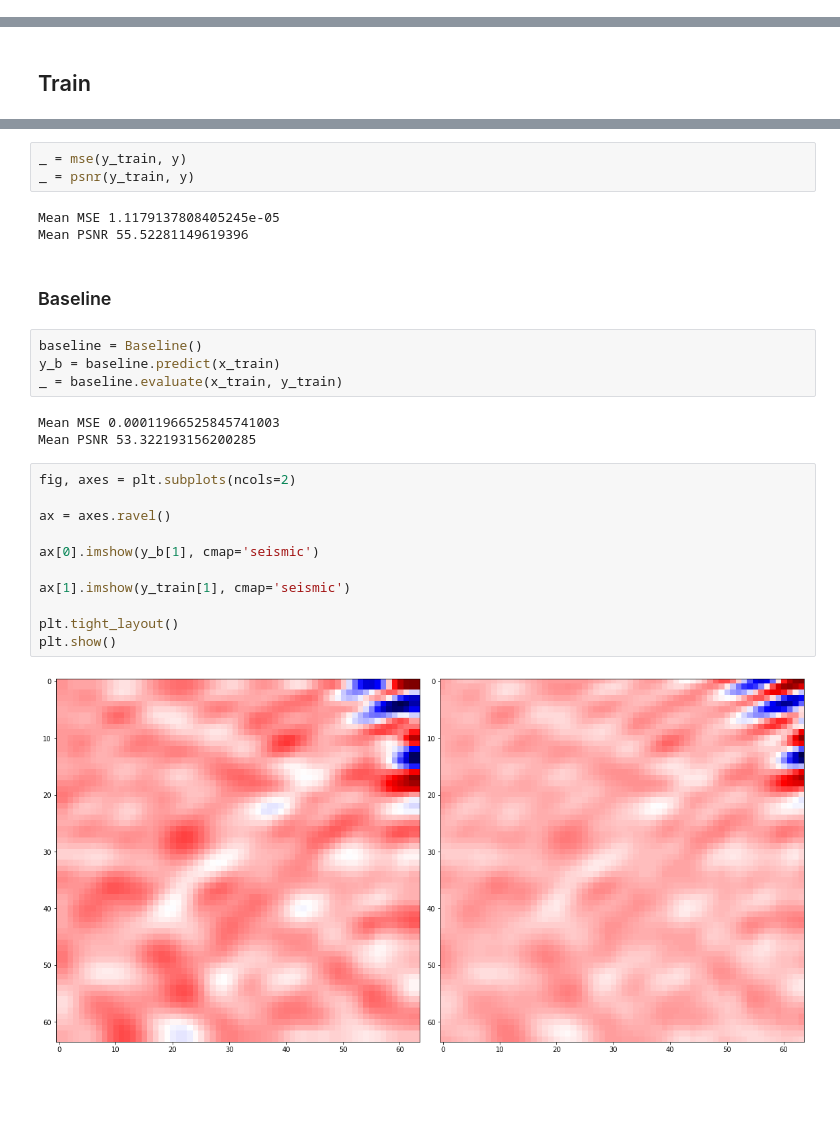
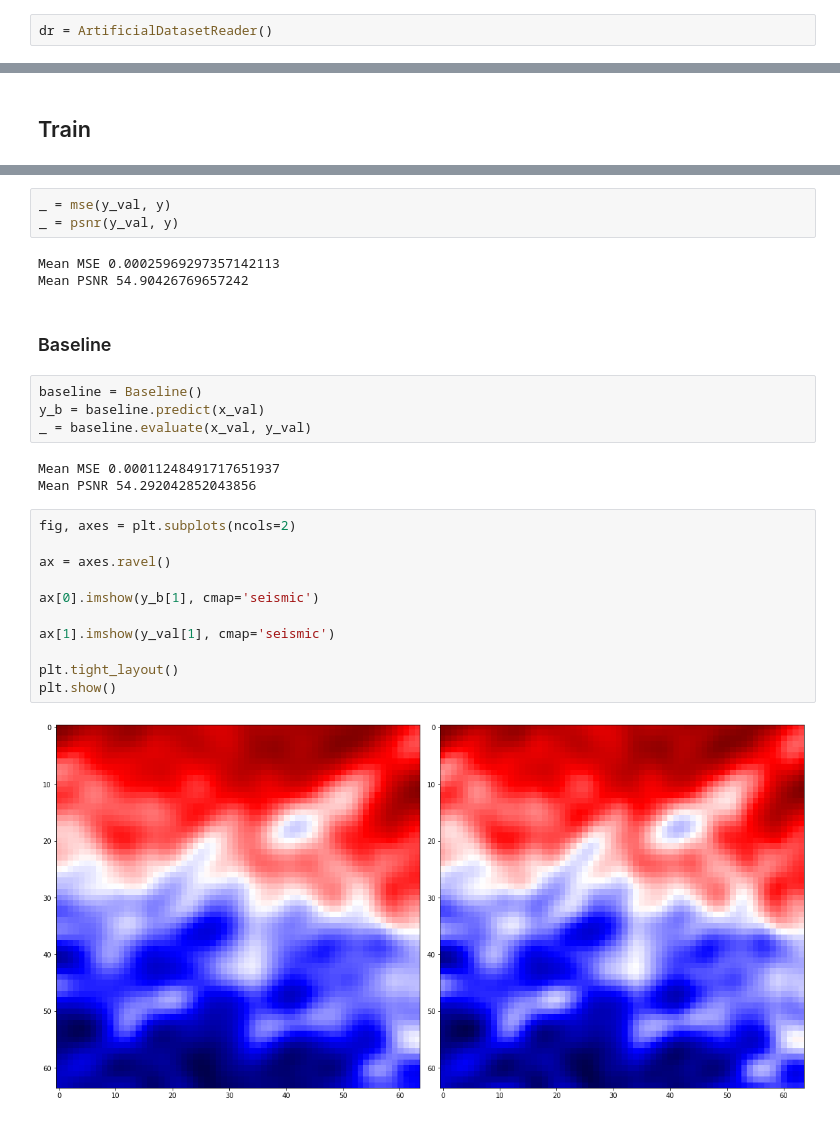
Before and after one commit to Pedalves/super-resolution, a Jupyter notebook: ipynb/mlp.ipynb, the cells around one changed output, grey strips where cells are left out. Cells and saved outputs as stored; diff of their text form; blank space fills up the shorter version.

```diff
--- a/ipynb/mlp.ipynb
+++ b/ipynb/mlp.ipynb
@@ -29,3 +28,5 @@ dr = DatasetReader(dataset_path='../temp/PUC_DIR')
+# %%
+dr = ArtificialDatasetReader()
 # %%
 x_train, y_train, x_val, y_val, _, _ = dr.get_dataset(img_size=64)
 # %%
@@ -232,31 +265,31 @@ plt.show()
 # %%
-_ = mse(y_train, y)
-_ = psnr(y_train, y)
+_ = mse(y_val, y)
+_ = psnr(y_val, y)
 # %% [output]
-Mean MSE 1.1179137808405245e-05
-Mean PSNR 55.52281149619396
+Mean MSE 0.00025969297357142113
+Mean PSNR 54.90426769657242
 # %% [markdown]
 ### Baseline
 # %%
 baseline = Baseline()
-y_b = baseline.predict(x_train)
-_ = baseline.evaluate(x_train, y_train)
+y_b = baseline.predict(x_val)
+_ = baseline.evaluate(x_val, y_val)
 # %% [output]
-Mean MSE 0.00011966525845741003
-Mean PSNR 53.322193156200285
+Mean MSE 0.00011248491717651937
+Mean PSNR 54.292042852043856
 # %%
 fig, axes = plt.subplots(ncols=2)
 
 ax = axes.ravel()
 
 ax[0].imshow(y_b[1], cmap='seismic')
 
-ax[1].imshow(y_train[1], cmap='seismic')
+ax[1].imshow(y_val[1], cmap='seismic')
 
 plt.tight_layout()
 plt.show()
 # %% [output]
-[figure, old version]
+[figure, new version]
 # %%
 fig, axes = plt.subplots(ncols=2)
 
```
Also changed, not shown: parts of 15 cells of this notebook, 14 other files.
